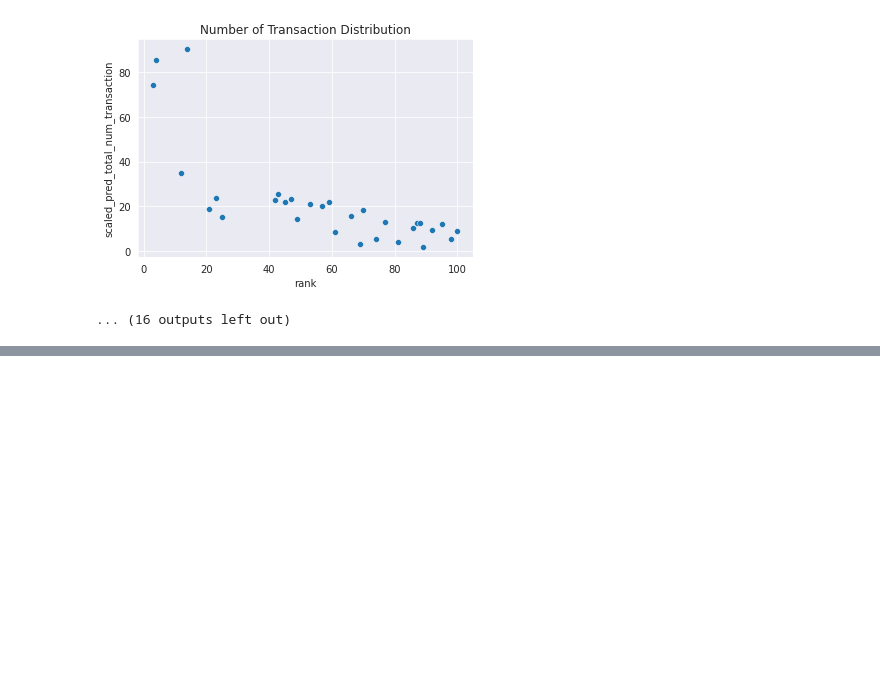
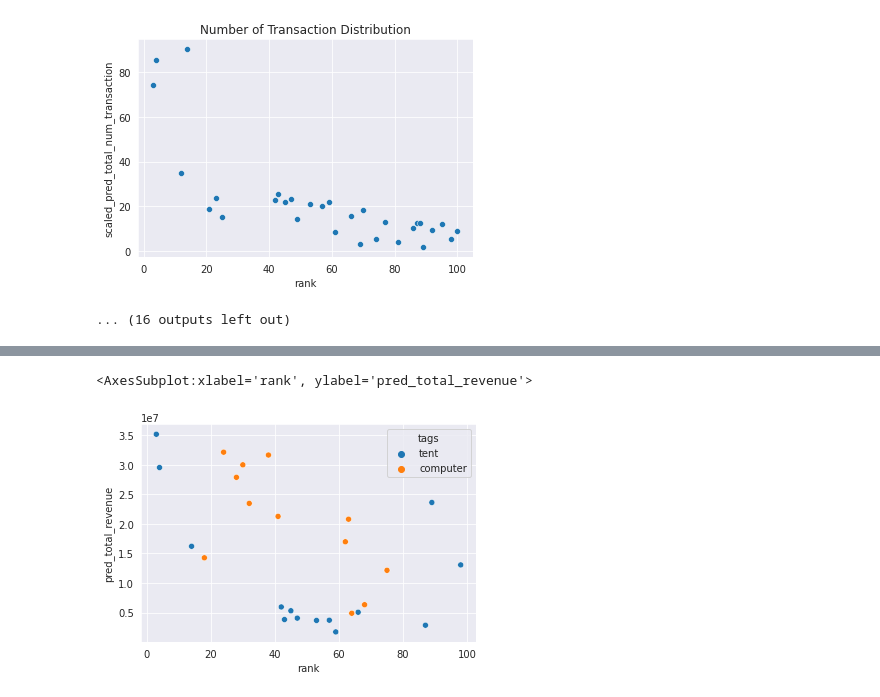
Before and after one commit to MAST30034-Applied-Data-Science/generic-buy-now-pay-later-project-group-14, a Jupyter notebook: notebooks/Ranking Analysis.ipynb, the cells around one changed output, grey strips where cells are left out. Drawn from its saved outputs; the diff is of its cells as text; code cells hidden in the pictures; blank space fills up the shorter version.

```diff
--- a/notebooks/Ranking Analysis.ipynb
+++ b/notebooks/Ranking Analysis.ipynb
@@ -181,0 +214,7 @@ Analysis Plots for recreational good retailing
+# %%
+two = rank.loc[(rank['tags'] == 'tent') | (rank['tags'] == 'computer')]
+# %%
+sbs.scatterplot(y = two['pred_total_revenue'], x = two['rank'], hue = two['tags'])
+# %% [output]
+<AxesSubplot:xlabel='rank', ylabel='pred_total_revenue'>
+[figure, added]
```
Also changed, not shown: parts of 4 cells of this notebook, 2 other files.
